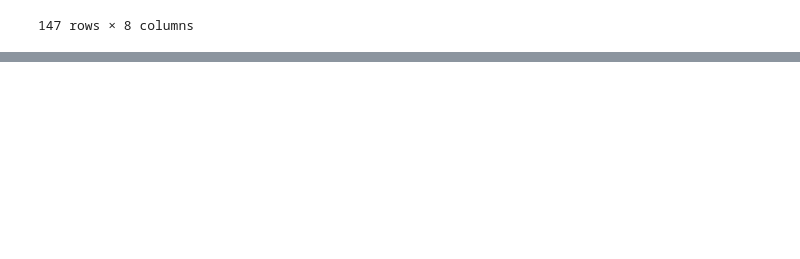
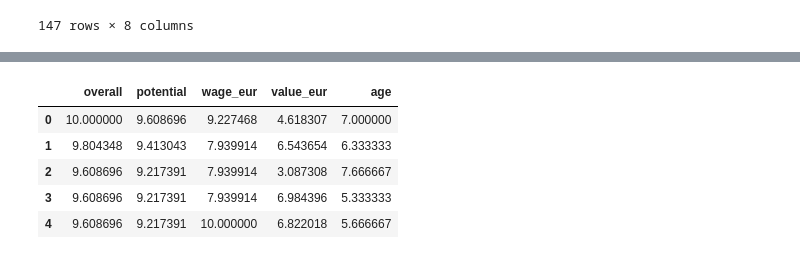
Before and after one commit to Tom-Kab/IDPA-Project-1, a Jupyter notebook: indexDataFinal.ipynb, the cells around one changed output, grey strips where cells are left out. Cells and saved outputs as stored; diff of their text form; code cells hidden in the pictures; blank space fills up the shorter version.

```diff
--- a/indexDataFinal.ipynb
+++ b/indexDataFinal.ipynb
@@ -707,0 +697,2 @@ df1
+# %%
+players = pd.read_csv("input_data/players_22.csv")
@@ -707,0 +715,28 @@ df1
+# %%
+# defining the features that we should cluster based on which are column names in the dataset
+
+# cluster players based on the below features
+features = ["overall", "potential", "wage_eur", "value_eur", "age"]
+# %%
+# if any rows of features contain a null value drop it
+players = players.dropna(subset= features)
+# %%
+# copy the data that is going to be used in the clustering only
+data = players[features].copy()
+# %%
+# start by scaling the data which makes all columns have values between 1 and 10 to make sure that the columns are equally treated when clustering and non is dominant
+
+data = ((data - data.min()) / (data.max() - data.min())) * 9 + 1
+# data.describe()
+data.head()
+
+
+
+# repeat until algorithm converges
+# %% [output]
+|  | overall | potential | wage_eur | value_eur | age |
+| 0 | 10.000000 | 9.608696 | 9.227468 | 4.618307 | 7.000000 |
+| 1 | 9.804348 | 9.413043 | 7.939914 | 6.543654 | 6.333333 |
+| 2 | 9.608696 | 9.217391 | 7.939914 | 3.087308 | 7.666667 |
+| 3 | 9.608696 | 9.217391 | 7.939914 | 6.984396 | 5.333333 |
+| 4 | 9.608696 | 9.217391 | 10.000000 | 6.822018 | 5.666667 |
```
Also changed, not shown: parts of 19 cells of this notebook, 3 other files.
